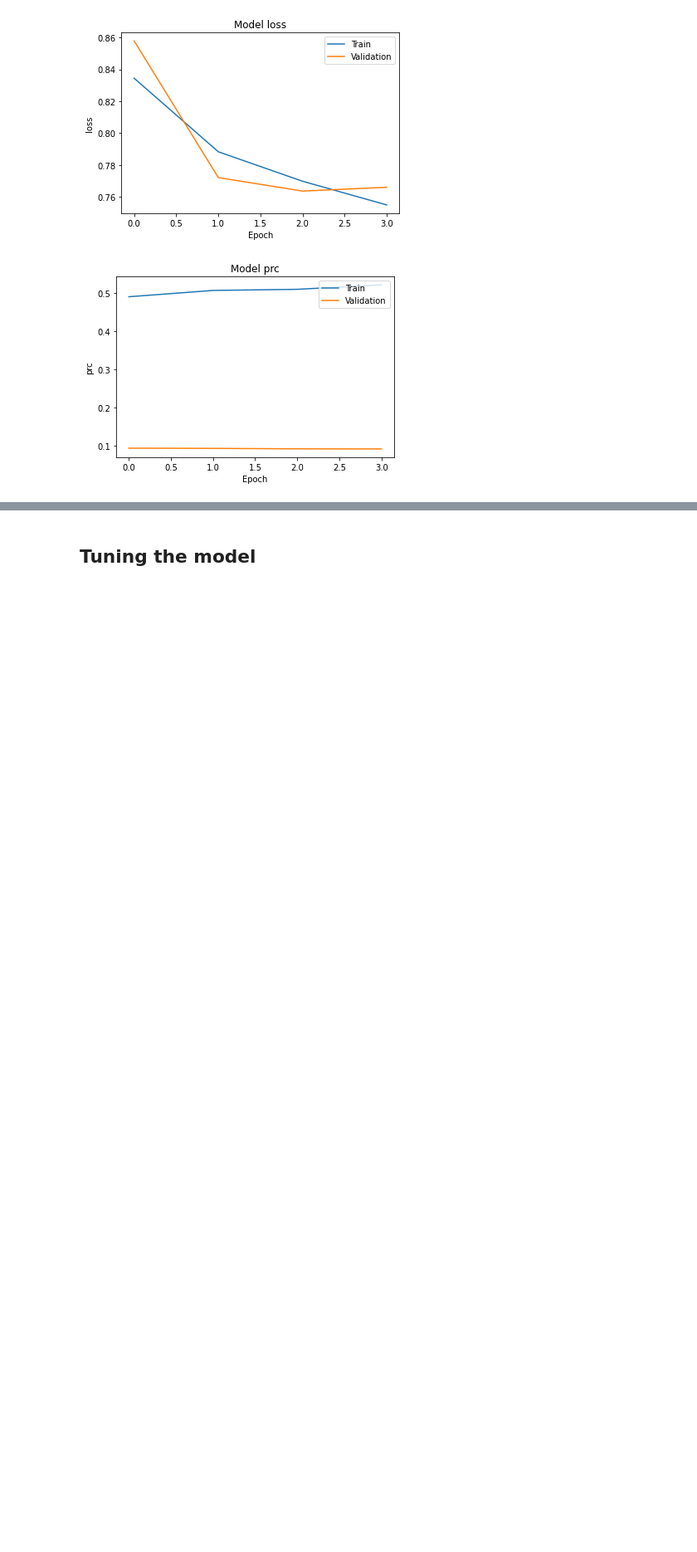
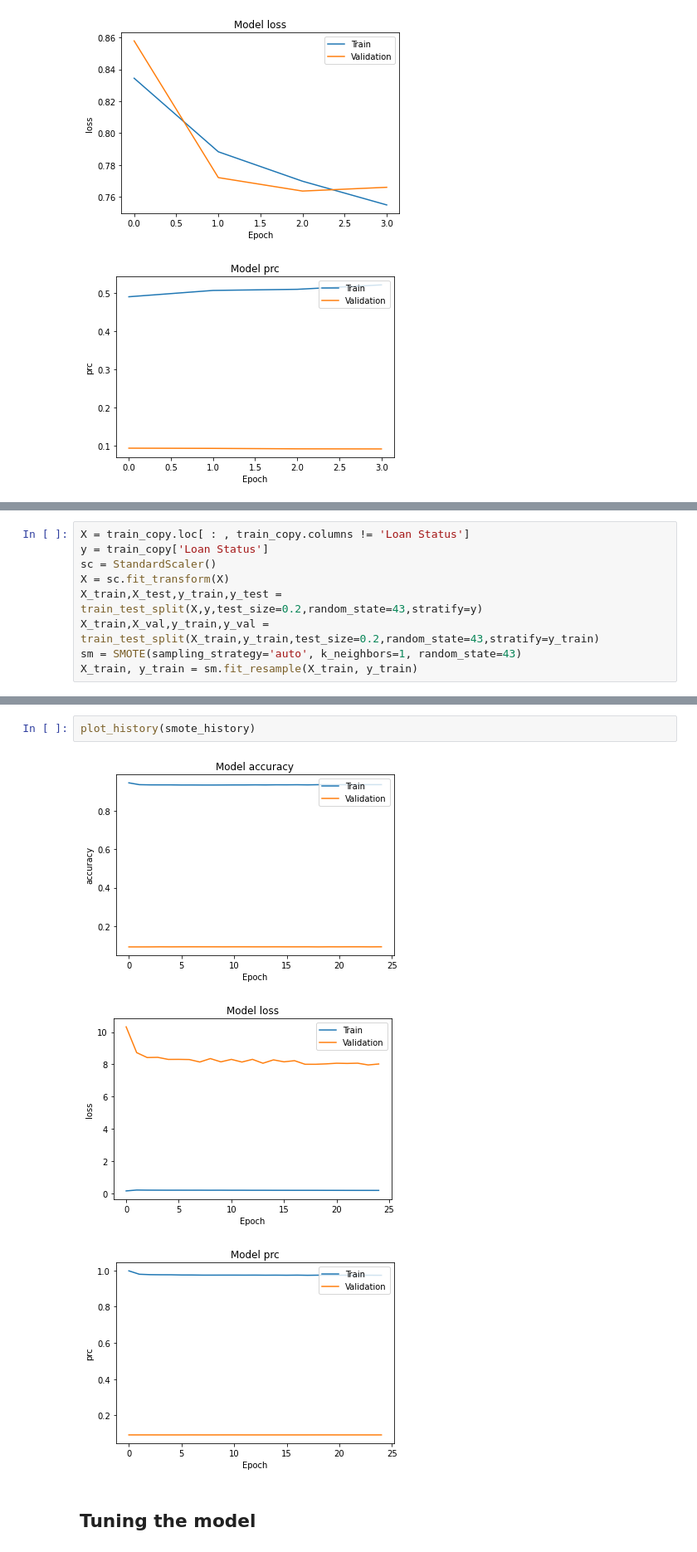
Before and after one commit to rparthas/data, a Jupyter notebook: zoomcamp/finalterm/model.ipynb, the cells around one changed output, grey strips where cells are left out. Shown: that part at 83% size. Saved outputs shown, nothing was run; the diff lists cells and outputs as text; blank space fills up the shorter version.

```diff
--- a/zoomcamp/finalterm/model.ipynb
+++ b/zoomcamp/finalterm/model.ipynb
@@ -503,0 +506,9 @@ plot_history(resampled_history)
+# %%
+X = train_copy.loc[ : , train_copy.columns != 'Loan Status']
+y = train_copy['Loan Status']
+sc = StandardScaler()
+X = sc.fit_transform(X)
+X_train,X_test,y_train,y_test = train_test_split(X,y,test_size=0.2,random_state=43,stratify=y)
+X_train,X_val,y_train,y_val = train_test_split(X_train,y_train,test_size=0.2,random_state=43,stratify=y_train)
+sm = SMOTE(sampling_strategy='auto', k_neighbors=1, random_state=43)
+X_train, y_train = sm.fit_resample(X_train, y_train)
@@ -504,3 +542,9 @@ plot_history(resampled_history)
+# %%
+plot_history(smote_history)
+# %% [output]
+[figure, added]
+[figure, added]
+[figure, added]
 # %% [markdown]
 ## Tuning the model
 # %% [markdown]
```
Also changed, not shown: parts of 3 cells of this notebook, 8 other files.
